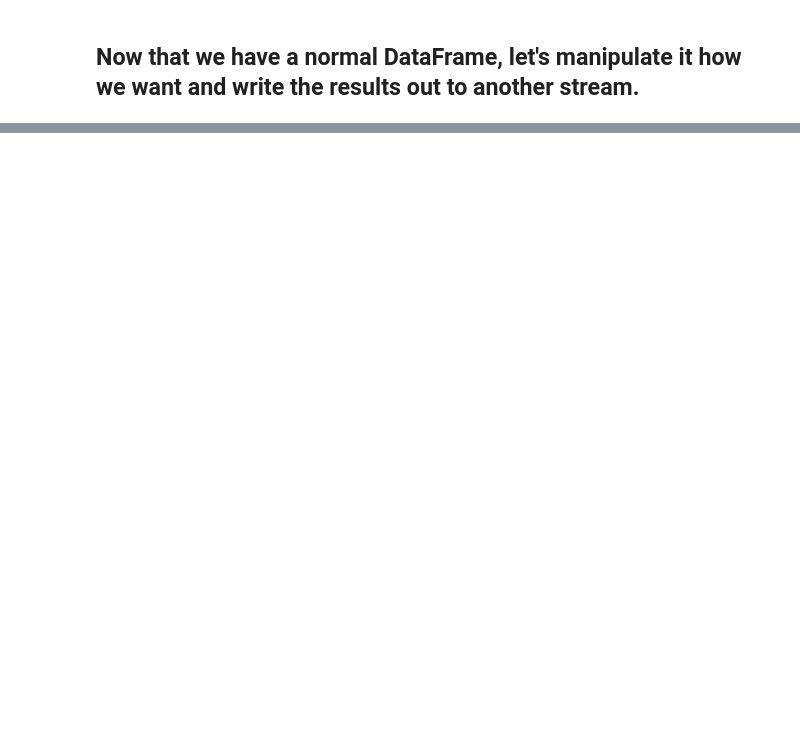
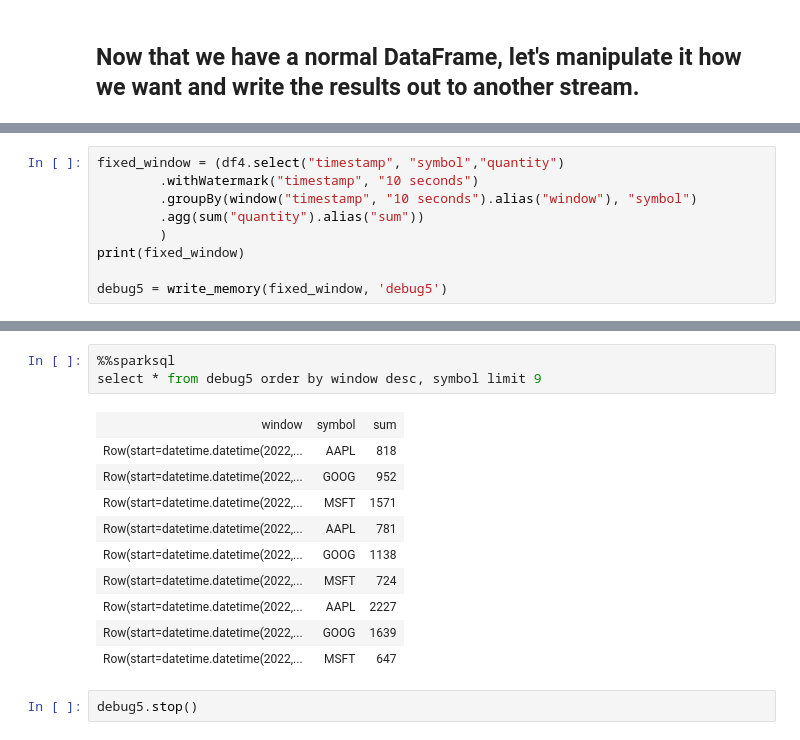
Before and after one commit to roitraining/kafka, a Jupyter notebook: ch02_spark_streaming/Spark-Streaming.ipynb, the cells around one changed output, grey strips where cells are left out. Cells and saved outputs as stored; diff of their text form; blank space fills up the shorter version.

```diff
--- a/ch02_spark_streaming/Spark-Streaming.ipynb
+++ b/ch02_spark_streaming/Spark-Streaming.ipynb
@@ -349,0 +333,9 @@ e7a1402b-f0b1-42d2-b6d0-a36d7f74d978
+# %%
+fixed_window = (df4.select("timestamp", "symbol","quantity")
+        .withWatermark("timestamp", "10 seconds")
+        .groupBy(window("timestamp", "10 seconds").alias("window"), "symbol")
+        .agg(sum("quantity").alias("sum"))
+        )
+print(fixed_window)
+
+debug5 = write_memory(fixed_window, 'debug5')
@@ -349,0 +347,16 @@ e7a1402b-f0b1-42d2-b6d0-a36d7f74d978
+# %%
+%%sparksql
+select * from debug5 order by window desc, symbol limit 9
+# %% [output]
+| window | symbol | sum |
+| Row(start=datetime.datetime(2022,... | AAPL | 818 |
+| Row(start=datetime.datetime(2022,... | GOOG | 952 |
+| Row(start=datetime.datetime(2022,... | MSFT | 1571 |
+| Row(start=datetime.datetime(2022,... | AAPL | 781 |
+| Row(start=datetime.datetime(2022,... | GOOG | 1138 |
+| Row(start=datetime.datetime(2022,... | MSFT | 724 |
+| Row(start=datetime.datetime(2022,... | AAPL | 2227 |
+| Row(start=datetime.datetime(2022,... | GOOG | 1639 |
+| Row(start=datetime.datetime(2022,... | MSFT | 647 |
+# %%
+debug5.stop()
```
Also changed, not shown: parts of 19 cells of this notebook, 2 other files.
